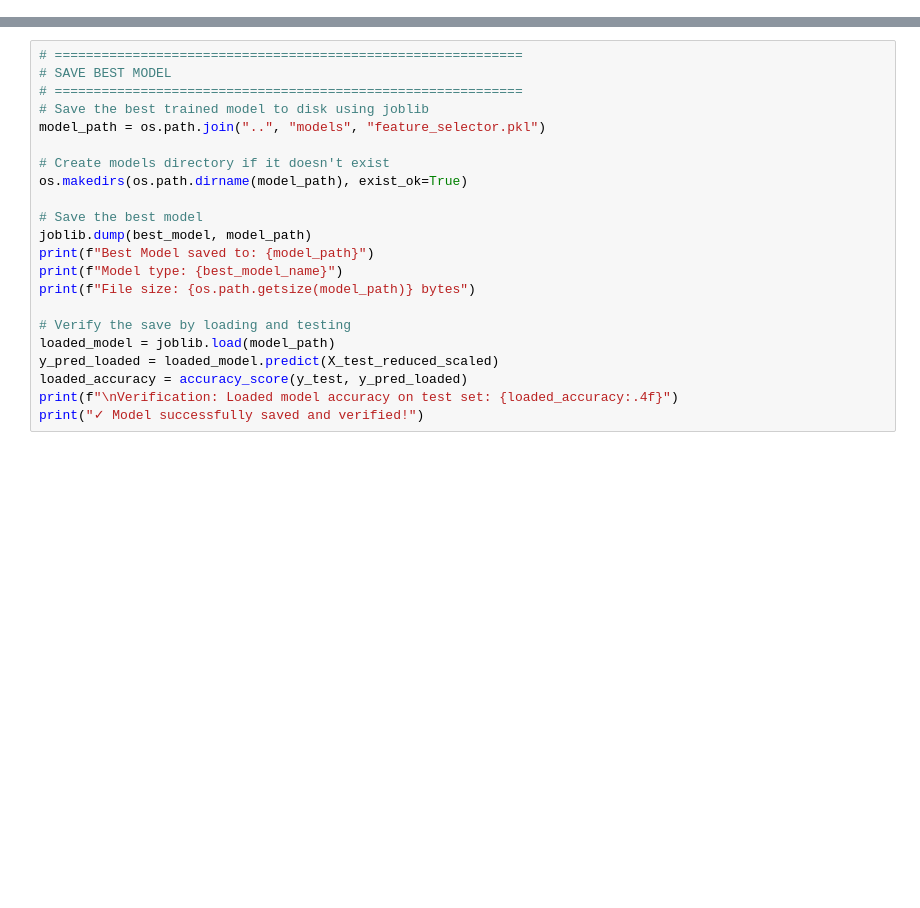
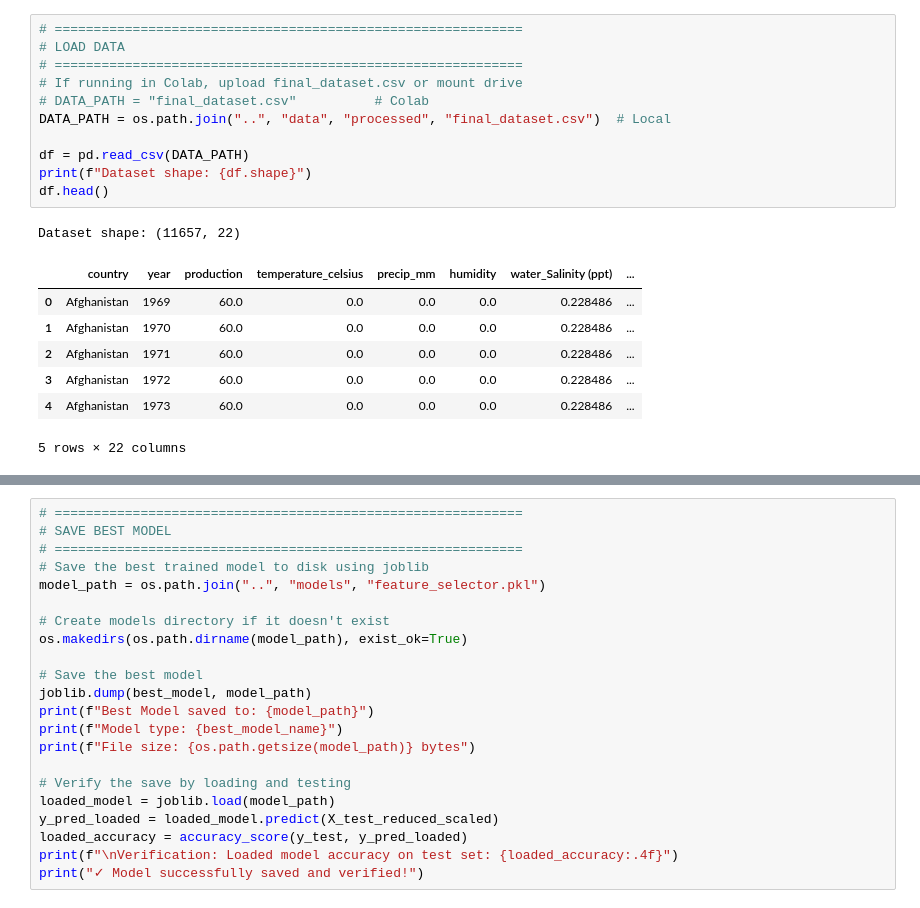
Before and after one commit to KhushiChandak04/Aquaculture-MajorProject, a Jupyter notebook: notebooks/04_genomic_xai_janhavi.ipynb, the cells around one changed output, grey strips where cells are left out. Drawn from its saved outputs; the diff is of its cells as text; blank space fills up the shorter version.

```diff
--- a/notebooks/04_genomic_xai_janhavi.ipynb
+++ b/notebooks/04_genomic_xai_janhavi.ipynb
@@ -84,0 +61,20 @@ print(f"Saved metrics -> {METRICS_PATH}")
+# %%
+# ============================================================
+# LOAD DATA
+# ============================================================
+# If running in Colab, upload final_dataset.csv or mount drive
+# DATA_PATH = "final_dataset.csv"          # Colab
+DATA_PATH = os.path.join("..", "data", "processed", "final_dataset.csv")  # Local
+
+df = pd.read_csv(DATA_PATH)
+print(f"Dataset shape: {df.shape}")
+df.head()
+# %% [output]
+Dataset shape: (11657, 22)
+|  | country | year | production | temperature_celsius | precip_mm | humidity | water_Salinity (ppt) | ... |
+| 0 | Afghanistan | 1969 | 60.0 | 0.0 | 0.0 | 0.0 | 0.228486 | ... |
+| 1 | Afghanistan | 1970 | 60.0 | 0.0 | 0.0 | 0.0 | 0.228486 | ... |
+| 2 | Afghanistan | 1971 | 60.0 | 0.0 | 0.0 | 0.0 | 0.228486 | ... |
+| 3 | Afghanistan | 1972 | 60.0 | 0.0 | 0.0 | 0.0 | 0.228486 | ... |
+| 4 | Afghanistan | 1973 | 60.0 | 0.0 | 0.0 | 0.0 | 0.228486 | ... |
+5 rows × 22 columns
```
Also changed, not shown: parts of 15 cells of this notebook.
